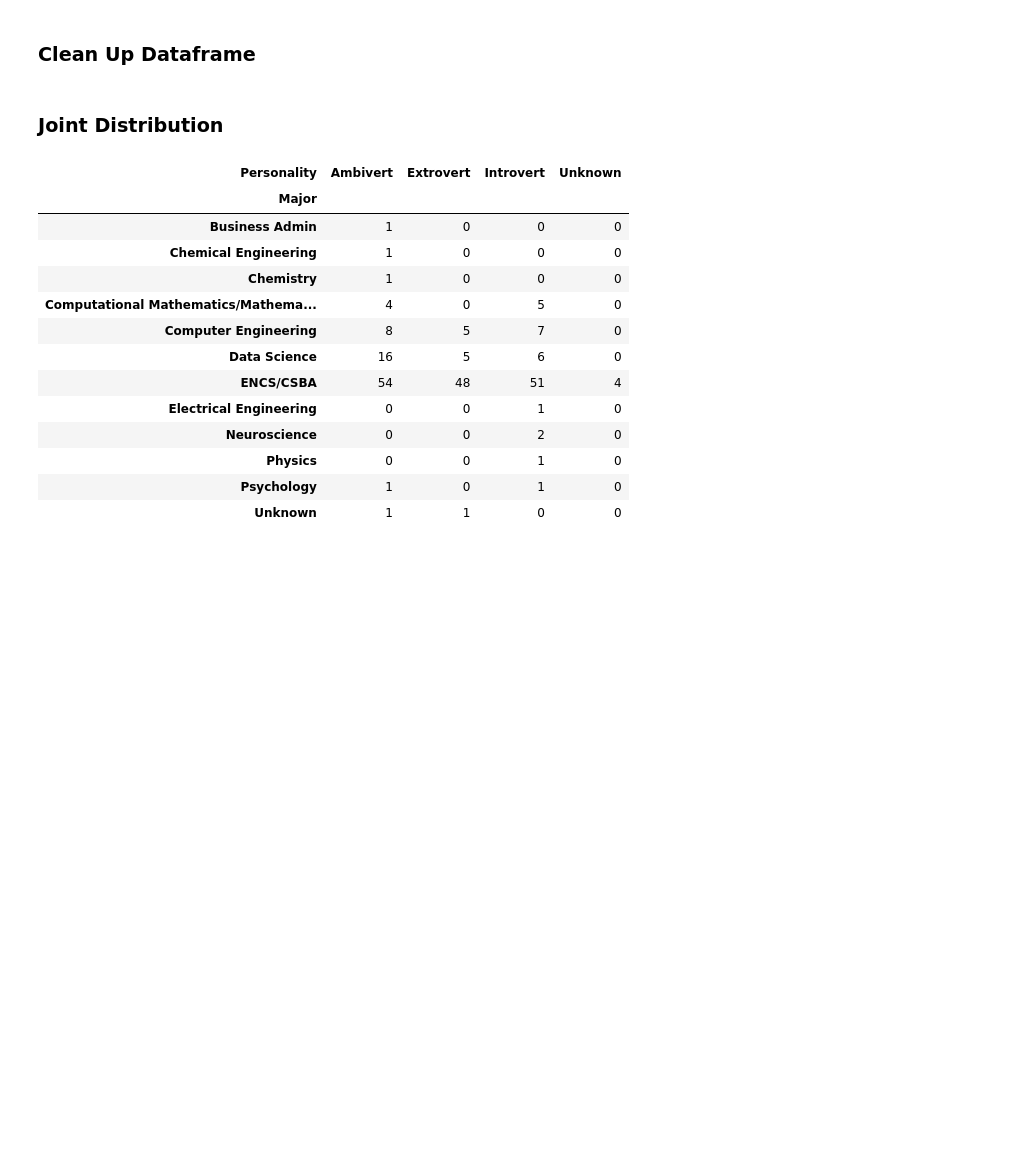
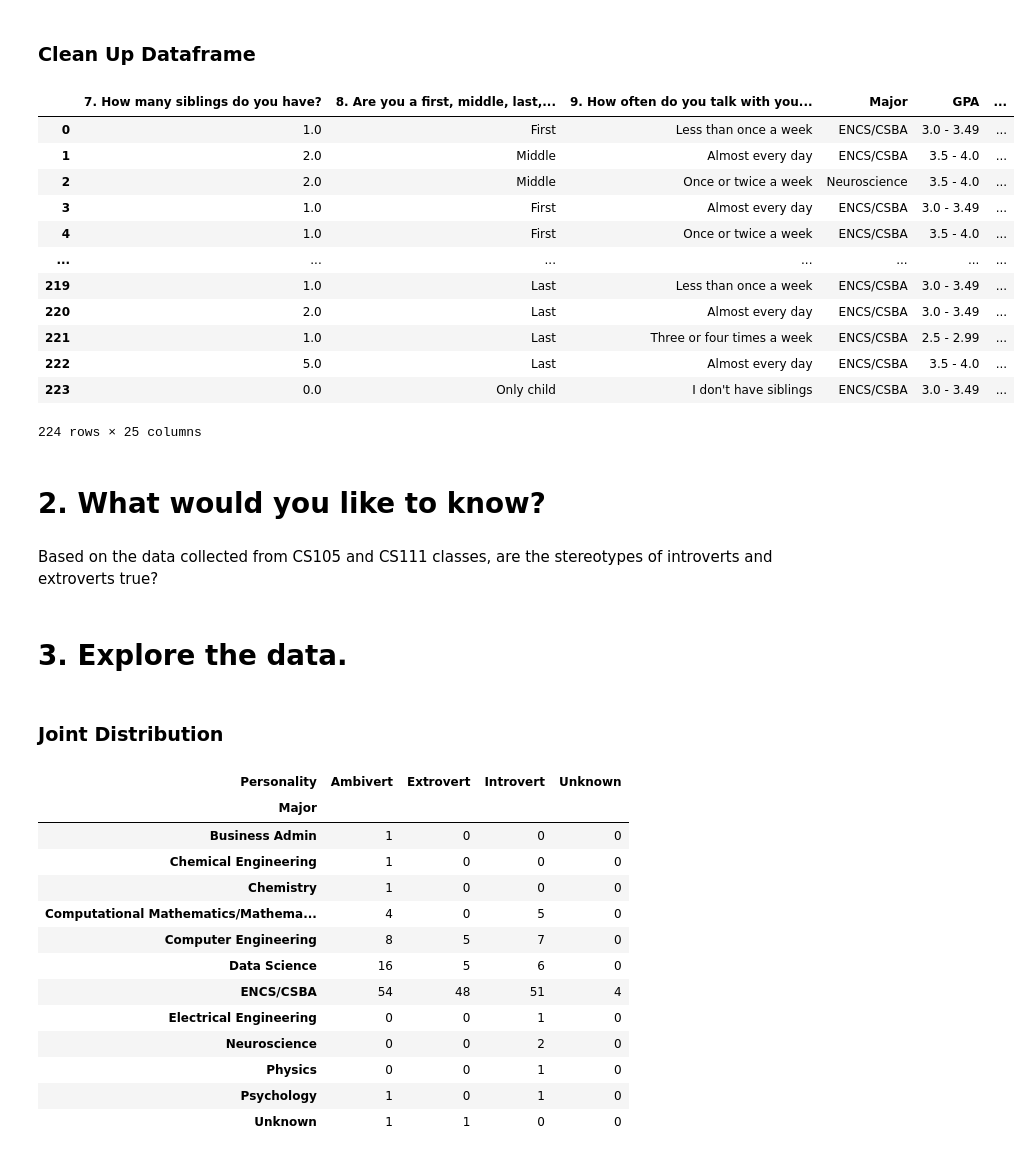
Before and after one commit to cho102/cs105_project, a Jupyter notebook: Mini-Project.ipynb, the cells around one changed output. Saved outputs shown, nothing was run; the diff lists cells and outputs as text; code cells hidden in the pictures; blank space fills up the shorter version.

```diff
--- a/Mini-Project.ipynb
+++ b/Mini-Project.ipynb
@@ -28,5 +17,5 @@ df1
-# %% [markdown]
-### Clean Up Dataframe
+# %% [markdown]
+### Clean Up Dataframe
 # %%
 df1.loc[:,'75. What energizes you?'] = df1.loc[:,'75. What energizes you?'].fillna(0)
 df1.loc[:,'14. What is your major?'] = df1.loc[:,'14. What is your major?'].fillna("Unknown")
@@ -42,11 +31,33 @@ df2.loc[:,'22. How often do you attend lectures?'] = df2.loc[:,'22. How often do
 df2.loc[:,'27. How many times a week do you attend office hours on average?'] = df2.loc[:,'27. How many times a week do you attend office hours on average?'].fillna(0)
 df2.loc[:,'28. On average, how many hours do you study per week? (excluding homework)'] = df2.loc[:,'28. On average, how many hours do you study per week? (excluding homework)'].fillna(0)
 df2.loc[:,'29. On average, how many hours do you spend on homework per week?'] = df2.loc[:,'29. On average, how many hours do you spend on homework per week?'].fillna(0)
-
-df2.rename(columns = {'15. What is your current GPA?':'GPA', '20. How many units are you taking currently?': 'Current Units Taken', '22. How often do you attend lectures?': 'Lecture Attendance', '27. How many times a week do you attend office hours on average?': 'Office Hours Attendance'}, inplace = True)
-df2['Study Hours'] = df2['28. On average, how many hours do you study per week? (excluding homework)'] + df2['29. On average, how many hours do you spend on homework per week?']
+df2.fillna(0)
+df2.rename(columns = {'15. What is your current GPA?':'GPA', '20. How many units are you taking currently?': 'Current Units Taken', '22. How often do you attend lectures?': 'Lecture Attendance', '27. How many times a week do you attend office hours on average?': 'Office Hours Attendance', '28. On average, how many hours do you study per week? (excluding homework)': 'Hours Spent on Studying (exc. HW)', '29. On average, how many hours do you spend on homework per week?': 'Hours Spent on Homework per Week'}, inplace = True)
+df2['Study Hours'] = df2['Hours Spent on Homework per Week'] + df2['Hours Spent on Studying (exc. HW)']
-# %% [markdown]
-### Joint Distribution
+# %%
+df2
+# %% [output]
+|  | 7. How many siblings do you have? | 8. Are you a first, middle, last,... | 9. How often do you talk with you... | Major | GPA | ... |
+| 0 | 1.0 | First | Less than once a week | ENCS/CSBA | 3.0 - 3.49 | ... |
+| 1 | 2.0 | Middle | Almost every day | ENCS/CSBA | 3.5 - 4.0 | ... |
+| 2 | 2.0 | Middle | Once or twice a week | Neuroscience | 3.5 - 4.0 | ... |
+| 3 | 1.0 | First | Almost every day | ENCS/CSBA | 3.0 - 3.49 | ... |
+| 4 | 1.0 | First | Once or twice a week | ENCS/CSBA | 3.5 - 4.0 | ... |
+| ... | ... | ... | ... | ... | ... | ... |
+| 219 | 1.0 | Last | Less than once a week | ENCS/CSBA | 3.0 - 3.49 | ... |
+| 220 | 2.0 | Last | Almost every day | ENCS/CSBA | 3.0 - 3.49 | ... |
+| 221 | 1.0 | Last | Three or four times a week | ENCS/CSBA | 2.5 - 2.99 | ... |
+| 222 | 5.0 | Last | Almost every day | ENCS/CSBA | 3.5 - 4.0 | ... |
+| 223 | 0.0 | Only child | I don't have siblings | ENCS/CSBA | 3.0 - 3.49 | ... |
+224 rows × 25 columns
+# %% [markdown]
+# 2. What would you like to know?
+# %% [markdown]
+Based on the data collected from CS105 and CS111 classes, are the stereotypes of introverts and extroverts true?
+# %% [markdown]
+# 3. Explore the data.
+# %% [markdown]
+### Joint Distribution
 # %%
 # countByMajor = df2.pivot_table(
 #     index="Major", columns="75. What energizes you?",
```
Also changed, not shown: parts of 14 cells of this notebook.
